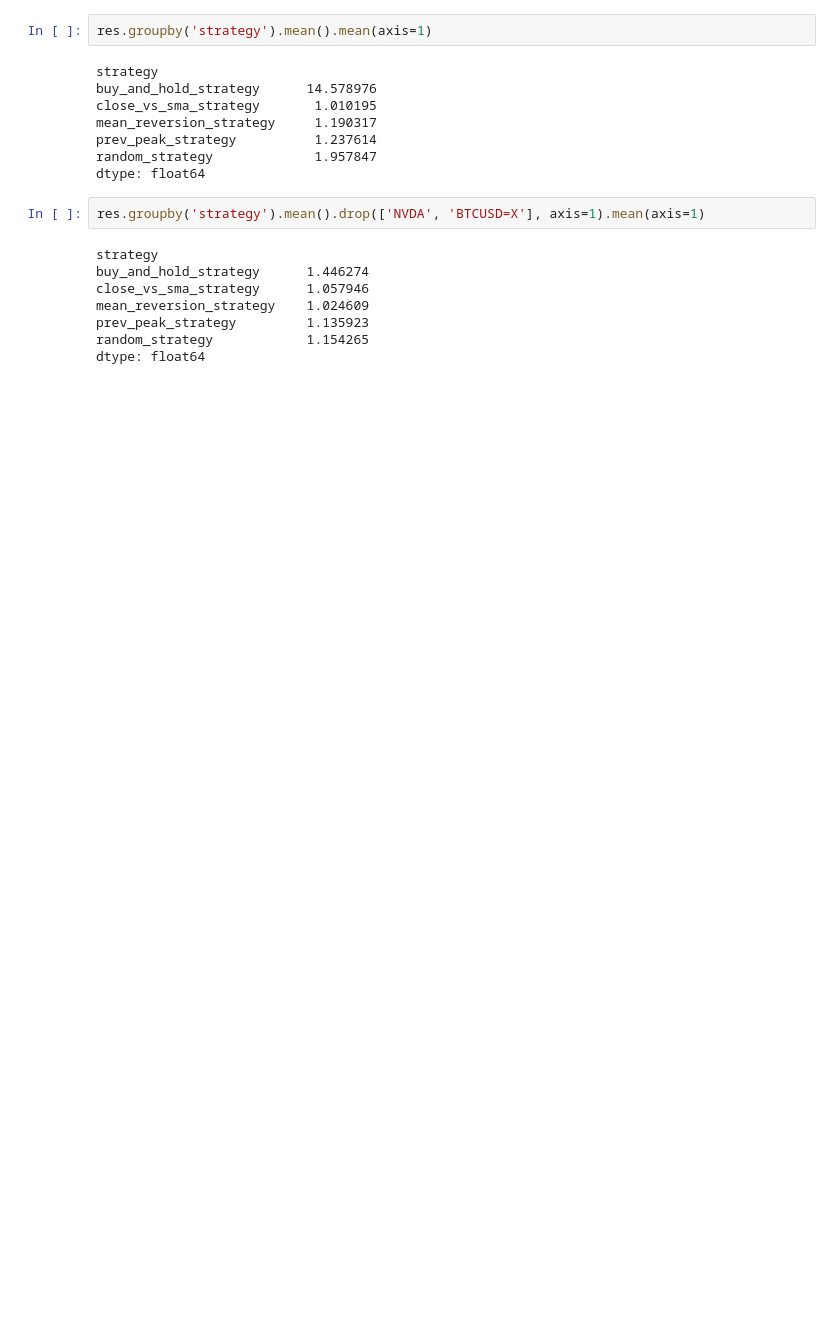
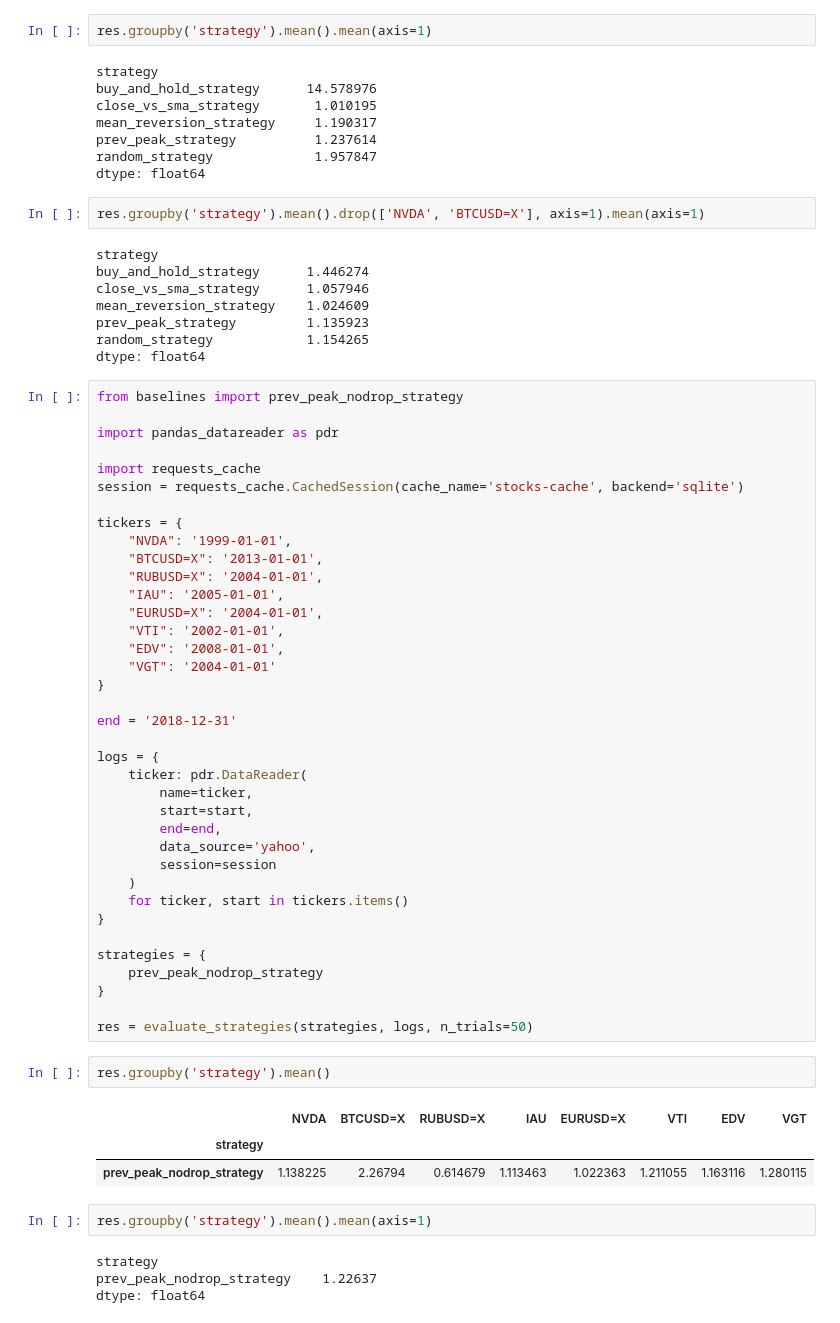
Before and after one commit to dllllb/btrade, a Jupyter notebook: strategy-test.ipynb, the cells around one changed output. Cells and saved outputs as stored; diff of their text form; blank space fills up the shorter version.

Commit message:
no drop strategy

```diff
--- a/strategy-test.ipynb
+++ b/strategy-test.ipynb
@@ -69,3 +69,52 @@ mean_reversion_strategy    1.024609
 prev_peak_strategy         1.135923
 random_strategy            1.154265
 dtype: float64
+# %%
+from baselines import prev_peak_nodrop_strategy
+
+import pandas_datareader as pdr
+
+import requests_cache
+session = requests_cache.CachedSession(cache_name='stocks-cache', backend='sqlite')
+
+tickers = {
+    "NVDA": '1999-01-01',
+    "BTCUSD=X": '2013-01-01',
+    "RUBUSD=X": '2004-01-01',
+    "IAU": '2005-01-01',
+    "EURUSD=X": '2004-01-01',
+    "VTI": '2002-01-01',
+    "EDV": '2008-01-01',
+    "VGT": '2004-01-01'
+}
+
+end = '2018-12-31'
+
+logs = {
+    ticker: pdr.DataReader(
+        name=ticker,
+        start=start,
+        end=end,
+        data_source='yahoo',
+        session=session
+    )
+    for ticker, start in tickers.items()
+}
+
+strategies = {
+    prev_peak_nodrop_strategy
+}
+
+res = evaluate_strategies(strategies, logs, n_trials=50)
+# %%
+res.groupby('strategy').mean()
+# %% [output]
+|  | NVDA | BTCUSD=X | RUBUSD=X | IAU | EURUSD=X | VTI | EDV | VGT |
+| strategy |  |  |  |  |  |  |  |  |
+| prev_peak_nodrop_strategy | 1.138225 | 2.26794 | 0.614679 | 1.113463 | 1.022363 | 1.211055 | 1.163116 | 1.280115 |
+# %%
+res.groupby('strategy').mean().mean(axis=1)
+# %% [output]
+strategy
+prev_peak_nodrop_strategy    1.22637
+dtype: float64
```
Also changed, not shown: 2 other files.
